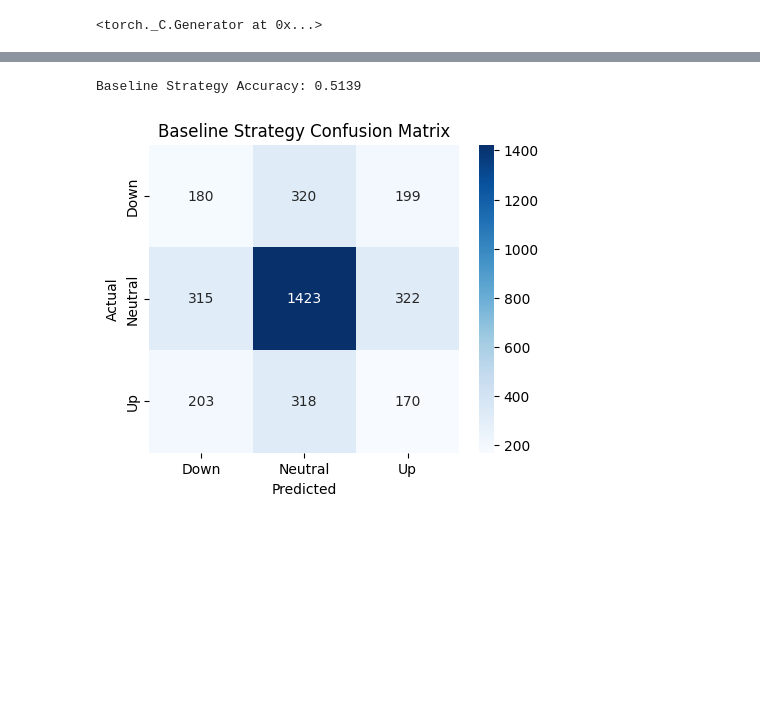
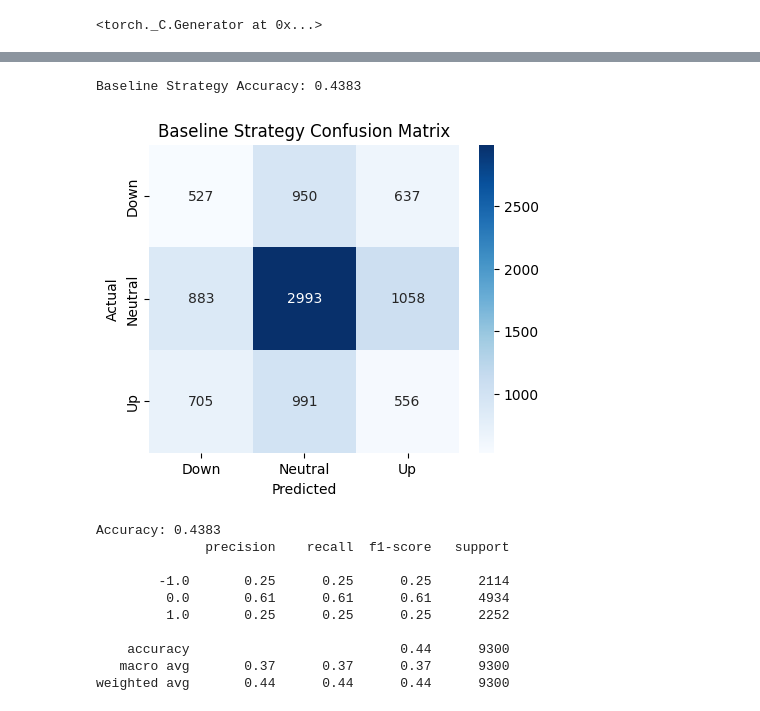
Before and after one commit to LiaoLaurent/Stock-Prediction-Deep-Learning, a Jupyter notebook: returns_predictions.ipynb, the cells around one changed output, grey strips where cells are left out. Drawn from its saved outputs; the diff is of its cells as text; code cells hidden in the pictures; blank space fills up the shorter version.

```diff
--- a/returns_predictions.ipynb
+++ b/returns_predictions.ipynb
@@ -34,0 +18,14 @@ data_hft.head()
+# %%
+from preprocessing import combine_data, add_time_features
+
+# Generate file paths dynamically
+start_date = pd.to_datetime("2024-10-08")
+end_date = pd.to_datetime("2024-10-09")
+date_range = pd.bdate_range(start=start_date, end=end_date)
+
+data_paths = [f"AAPL_data/AAPL_{date.strftime('%Y-%m-%d')}_xnas-itch.parquet" for date in date_range]
+
+data_hft = combine_data(data_paths)
+data_hft = add_time_features(data_hft)
+
+data_hft.head()
@@ -50,14 +56,9 @@ epochs = 6
 look_back = 60
-# %%
-market_open_time = "09:30:00"
-market_close_time = "16:00:00"
-
-data_hft = data_hft.between_time(market_open_time, market_close_time)
 # %%
 # Data splitting
 
 train_size = int(len(data_hft) * 0.7)
-val_size = int(len(data_hft) * 0.15)
+val_size = int(len(data_hft) * 0.1)
 test_size = len(data_hft) - train_size - val_size
 
 train_df = data_hft.iloc[:train_size, :]
@@ -415,28 +276,29 @@ weighted avg       0.56      0.60      0.49      3451
 # %%
 def baseline_strategy(df):
     """Predicts tomorrow's target based on the sign and magnitude of today's return."""
     targets_shifted = df["Target"].shift(1)  # Use today's target to predict tomorrow's target
     baseline_preds = targets_shifted.fillna(1).astype(int)  # Fill NaN with neutral (1) and convert to int
 
     return baseline_preds[1:], df["Target"][1:]  # Align predictions with actual targets
 
 # Assuming test_df is your test DataFrame and look_back is defined
 # Evaluate Baseline Strategy
 baseline_preds, baseline_targets = baseline_strategy(test_df.iloc[look_back:, :])
 baseline_acc = accuracy_score(baseline_targets, baseline_preds)
 print(f"Baseline Strategy Accuracy: {baseline_acc:.4f}")
 
-# Confusion Matrix for Baseline Strategy
-conf_matrix = confusion_matrix(baseline_targets, baseline_preds, labels=[-1, 0, 1])
-
-plt.figure(figsize=(5, 4))
-sns.heatmap(conf_matrix, annot=True, fmt="d", cmap="Blues", xticklabels=["Down", "Neutral", "Up"],
-            yticklabels=["Down", "Neutral", "Up"])
-
-plt.xlabel("Predicted")
-plt.ylabel("Actual")
-plt.title("Baseline Strategy Confusion Matrix")
-plt.show()
+# Plot baseline evaluation metrics
+plot_baseline_evaluation_metrics(baseline_targets, baseline_preds)
 # %% [output]
-Baseline Strategy Accuracy: 0.5139
+Baseline Strategy Accuracy: 0.4383
-[figure, old version]
+[figure, new version]
+Accuracy: 0.4383
+              precision    recall  f1-score   support
+
+        -1.0       0.25      0.25      0.25      2114
+         0.0       0.61      0.61      0.61      4934
+         1.0       0.25      0.25      0.25      2252
+
+    accuracy                           0.44      9300
+   macro avg       0.37      0.37      0.37      9300
+weighted avg       0.44      0.44      0.44      9300
```
Also changed, not shown: parts of 14 cells of this notebook, 4 other files.
